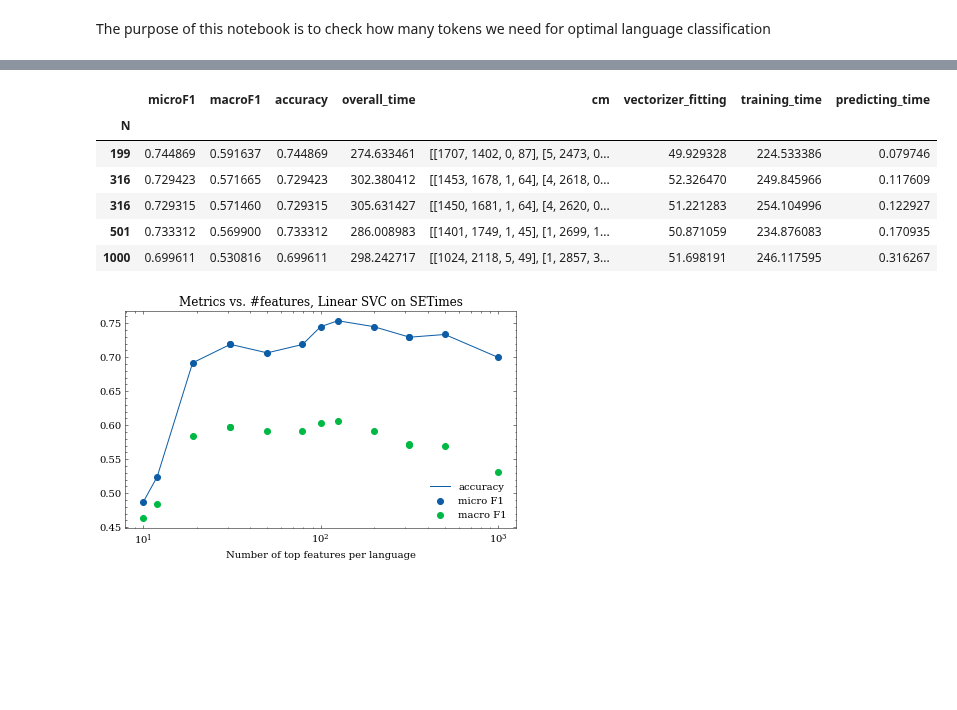
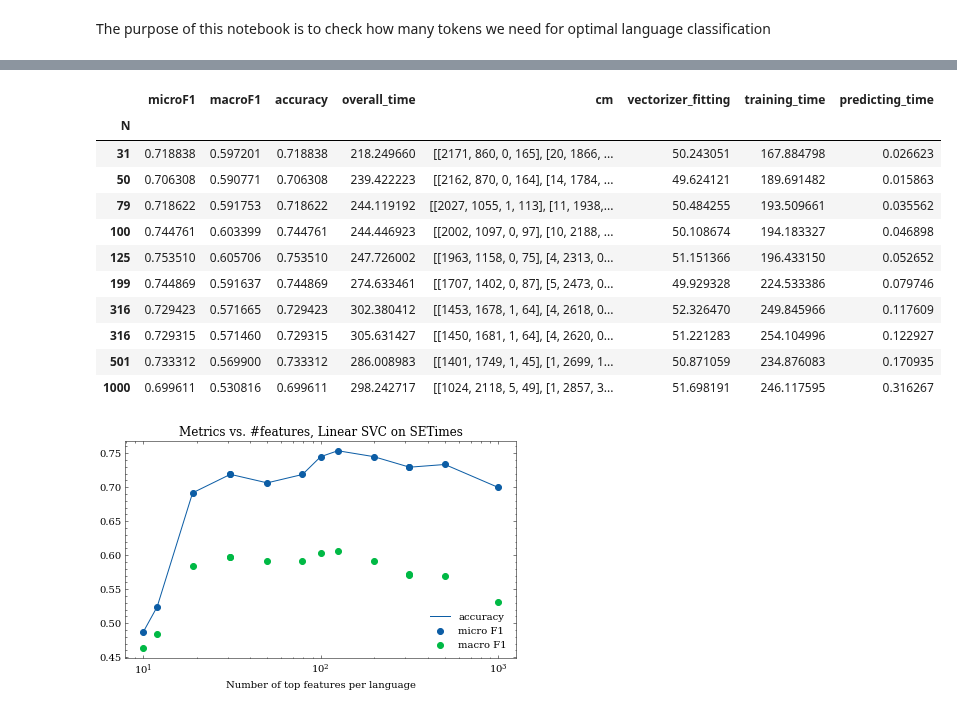
Before and after one commit to 5roop/task4, a Jupyter notebook: 16_optimizing_LINEAR_SVC_clf.ipynb, the cells around one changed output, grey strips where cells are left out. Cells and saved outputs as stored; diff of their text form; code cells hidden in the pictures; blank space fills up the shorter version.

```diff
--- a/16_optimizing_LINEAR_SVC_clf.ipynb
+++ b/16_optimizing_LINEAR_SVC_clf.ipynb
@@ -204,12 +204,17 @@ results = results + results_old
 # %%
 rezdf = pd.DataFrame(data=results)
 rezdf.index = rezdf.N
 rezdf = rezdf.drop(columns=["N"])
 rezdf = rezdf.sort_index()
-rezdf.tail()
+rezdf.tail(10)
 # %% [output]
 |  | microF1 | macroF1 | accuracy | overall_time | cm | vectorizer_fitting | training_time | predicting_time |
 | N |  |  |  |  |  |  |  |  |
+| 31 | 0.718838 | 0.597201 | 0.718838 | 218.249660 | [[2171, 860, 0, 165], [20, 1866, ... | 50.243051 | 167.884798 | 0.026623 |
+| 50 | 0.706308 | 0.590771 | 0.706308 | 239.422223 | [[2162, 870, 0, 164], [14, 1784, ... | 49.624121 | 189.691482 | 0.015863 |
+| 79 | 0.718622 | 0.591753 | 0.718622 | 244.119192 | [[2027, 1055, 1, 113], [11, 1938,... | 50.484255 | 193.509661 | 0.035562 |
+| 100 | 0.744761 | 0.603399 | 0.744761 | 244.446923 | [[2002, 1097, 0, 97], [10, 2188, ... | 50.108674 | 194.183327 | 0.046898 |
+| 125 | 0.753510 | 0.605706 | 0.753510 | 247.726002 | [[1963, 1158, 0, 75], [4, 2313, 0... | 51.151366 | 196.433150 | 0.052652 |
 | 199 | 0.744869 | 0.591637 | 0.744869 | 274.633461 | [[1707, 1402, 0, 87], [5, 2473, 0... | 49.929328 | 224.533386 | 0.079746 |
 | 316 | 0.729423 | 0.571665 | 0.729423 | 302.380412 | [[1453, 1678, 1, 64], [4, 2618, 0... | 52.326470 | 249.845966 | 0.117609 |
 | 316 | 0.729315 | 0.571460 | 0.729315 | 305.631427 | [[1450, 1681, 1, 64], [4, 2620, 0... | 51.221283 | 254.104996 | 0.122927 |
```
Also changed, not shown: parts of 3 cells of this notebook, 3 other files.
